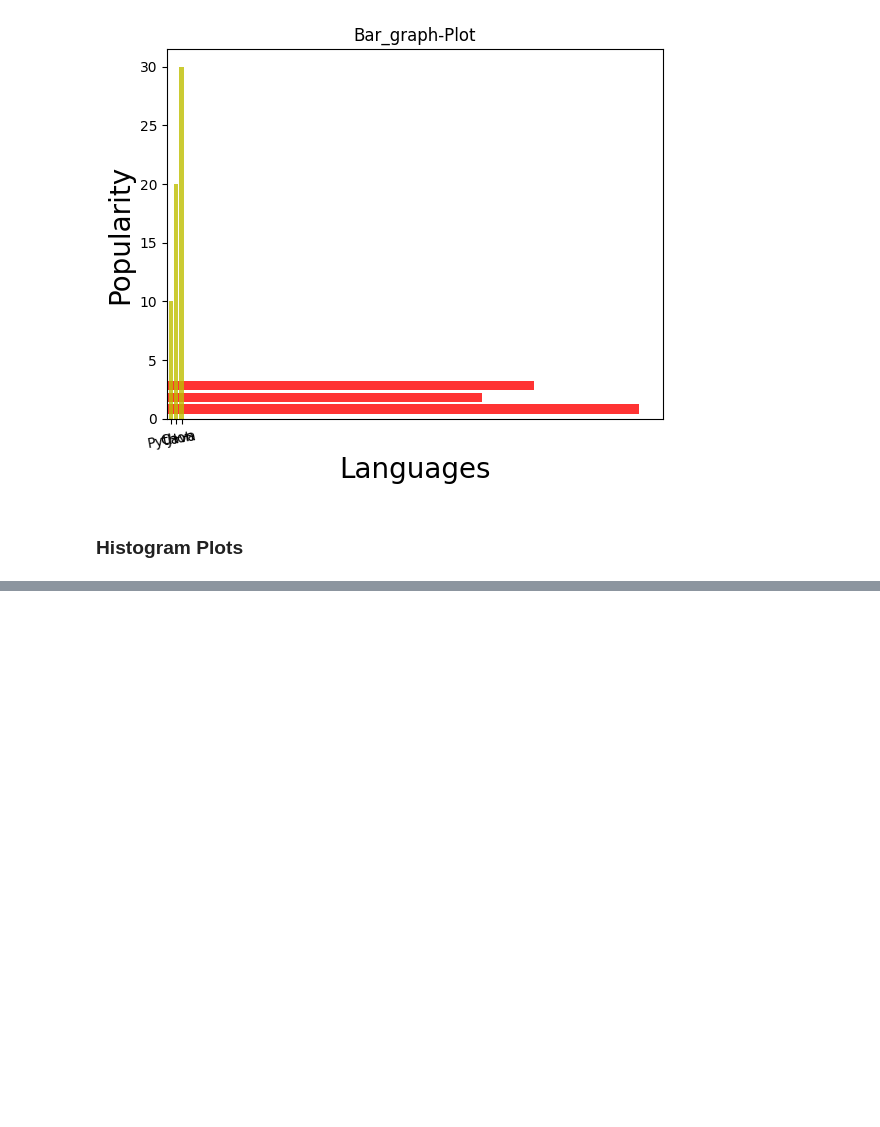
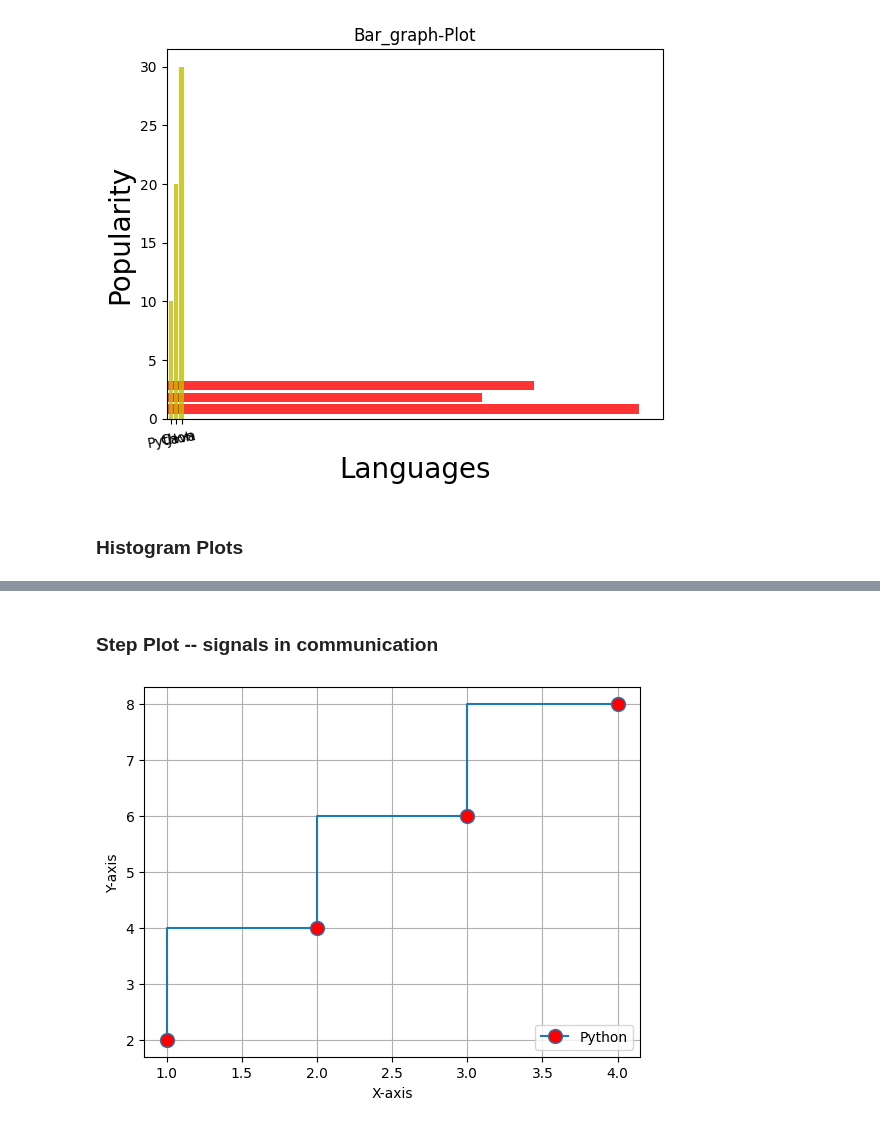
Before and after one commit to Ayushraj2141/isa-intern, a Jupyter notebook: Python_mathplotlib/understanding.ipynb, the cells around one changed output, grey strips where cells are left out. Saved outputs shown, nothing was run; the diff lists cells and outputs as text; code cells hidden in the pictures; blank space fills up the shorter version.

```diff
--- a/Python_mathplotlib/understanding.ipynb
+++ b/Python_mathplotlib/understanding.ipynb
@@ -121,0 +150,16 @@ label , colors , widths , boundaries , liner width wgera wgeraa araam se change
+# %% [markdown]
+### Step Plot -- signals in communication
+# %%
+import matplotlib.pyplot as plt
+x = [1,2,3,4]
+y = [2,4,6,8]
+
+plt.step(x,y,marker = "o" , ms = 10 , mfc = "r" , label = "Python") # ms -- marker size and mfc -- marker face color
+plt.grid()
+plt.xlabel("X-axis")
+plt.ylabel("Y-axis")
+
+plt.legend(loc=4) # To change the location of the label mentioned in step
+plt.show()
+# %% [output]
+[figure, added]
```
Also changed, not shown: parts of 13 cells of this notebook.
